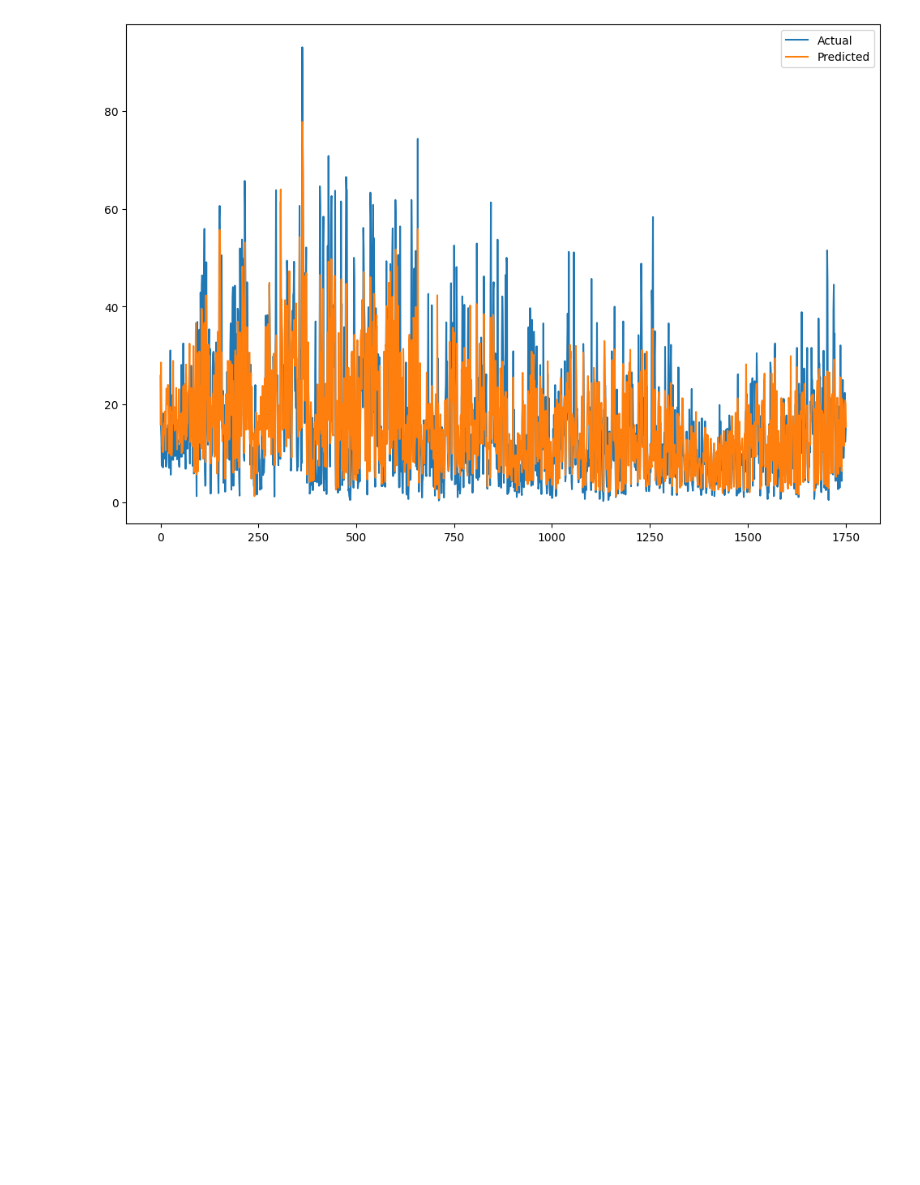
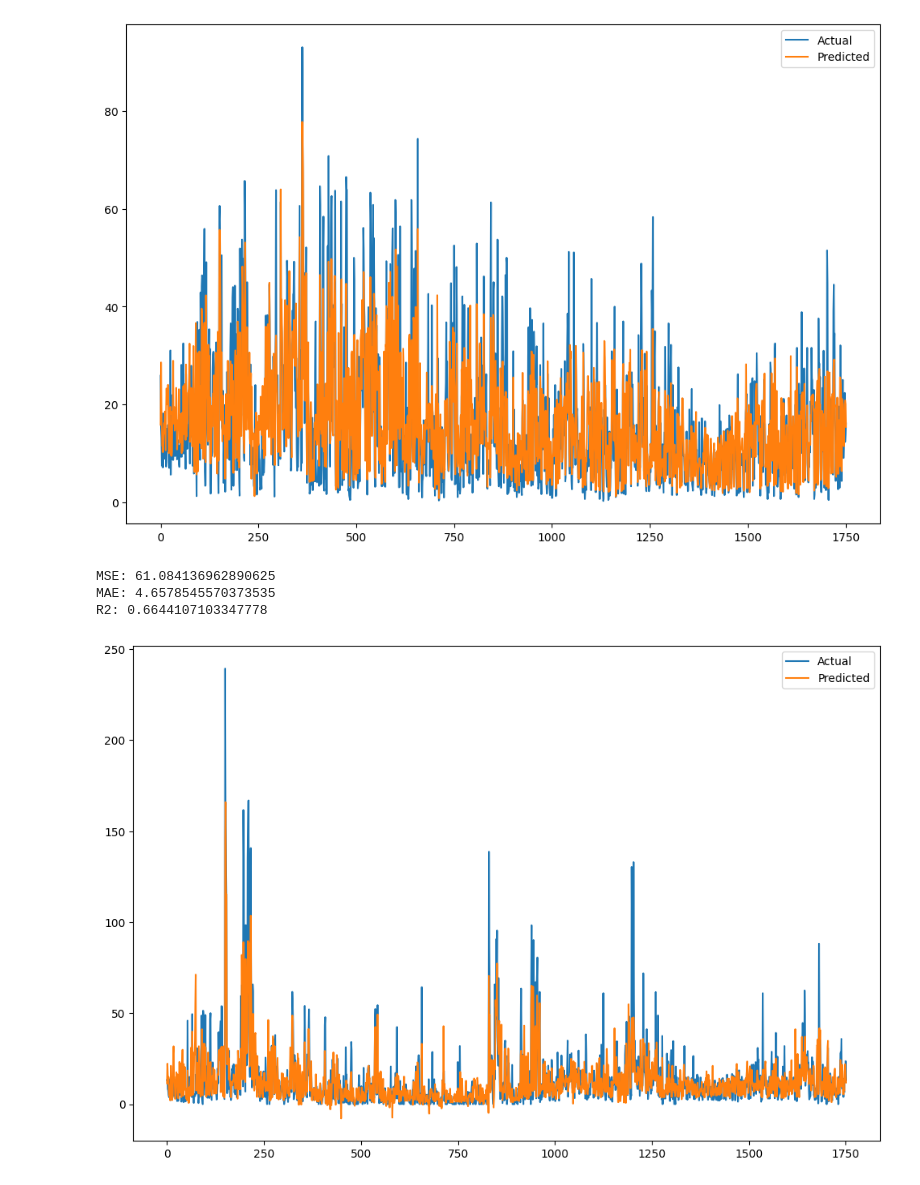
Before and after one commit to Naqibulr/EIT, a Jupyter notebook: prediksjoner/neuralNet.ipynb, the cells around one changed output. Cells and saved outputs as stored; diff of their text form; code cells hidden in the pictures; blank space fills up the shorter version.

```diff
--- a/prediksjoner/neuralNet.ipynb
+++ b/prediksjoner/neuralNet.ipynb
@@ -82,6 +82,9 @@ test_df.to_csv('test.csv', index=False)
 X_train = train_df.drop(columns=['Elgeseter PM10µg/m³', 'Elgeseter PM2.5µg/m³', 'Elgeseter NO2µg/m³'])
 y_train = train_df[['Elgeseter PM10µg/m³', 'Elgeseter PM2.5µg/m³', 'Elgeseter NO2µg/m³']]
 
+X_train_xgb = X_train.copy()
+y_train_xgb = y_train.copy()
+
 X_train.describe(include='all')
 # %% [output]
 |  | Hour | Trafikkmengde | Year | Month | Day |
@@ -387,0 +395,27 @@ torch.save(model.state_dict(), 'multioutput_regressor.pth')
+# %%
+multi_output_xgb_regressor = MultiOutputRegressor(xgb.XGBRegressor( random_state=42))
+multi_output_xgb_regressor.fit(X_train_xgb, y_train_xgb)
+
+y_pred_xgb = multi_output_xgb_regressor.predict(X_test)
+
+mse_xgb = mean_squared_error(y_test, y_pred_xgb)
+mae_xgb = mean_absolute_error(y_test, y_pred_xgb)
+r2_xgb = r2_score(y_test, y_pred_xgb)
+# %%
+print(f'MSE: {mse_xgb}')
+print(f'MAE: {mae_xgb}')
+print(f'R2: {r2_xgb}')
+# %% [output]
+MSE: 61.084136962890625
+MAE: 4.6578545570373535
+R2: 0.6644107103347778
+# %%
+plt.figure(figsize=(12,8))
+
+plt.plot(y_test['Elgeseter PM10µg/m³'].values, label='Actual')
+plt.plot(y_pred_xgb[:, 0], label='Predicted')
+
+plt.legend()
+plt.show()
+# %% [output]
+[figure, added]
```
Also changed, not shown: parts of 6 cells of this notebook, 2 other files.
